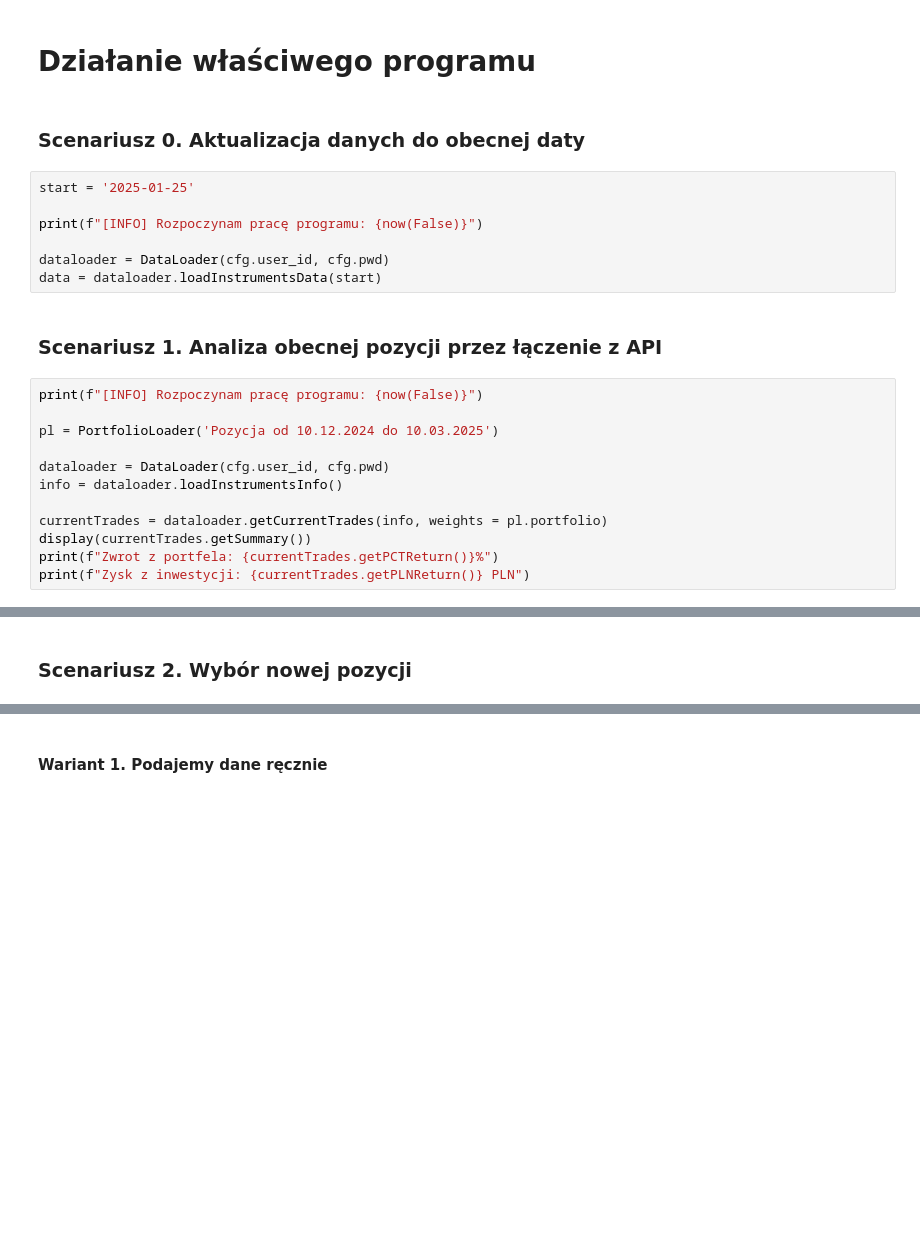
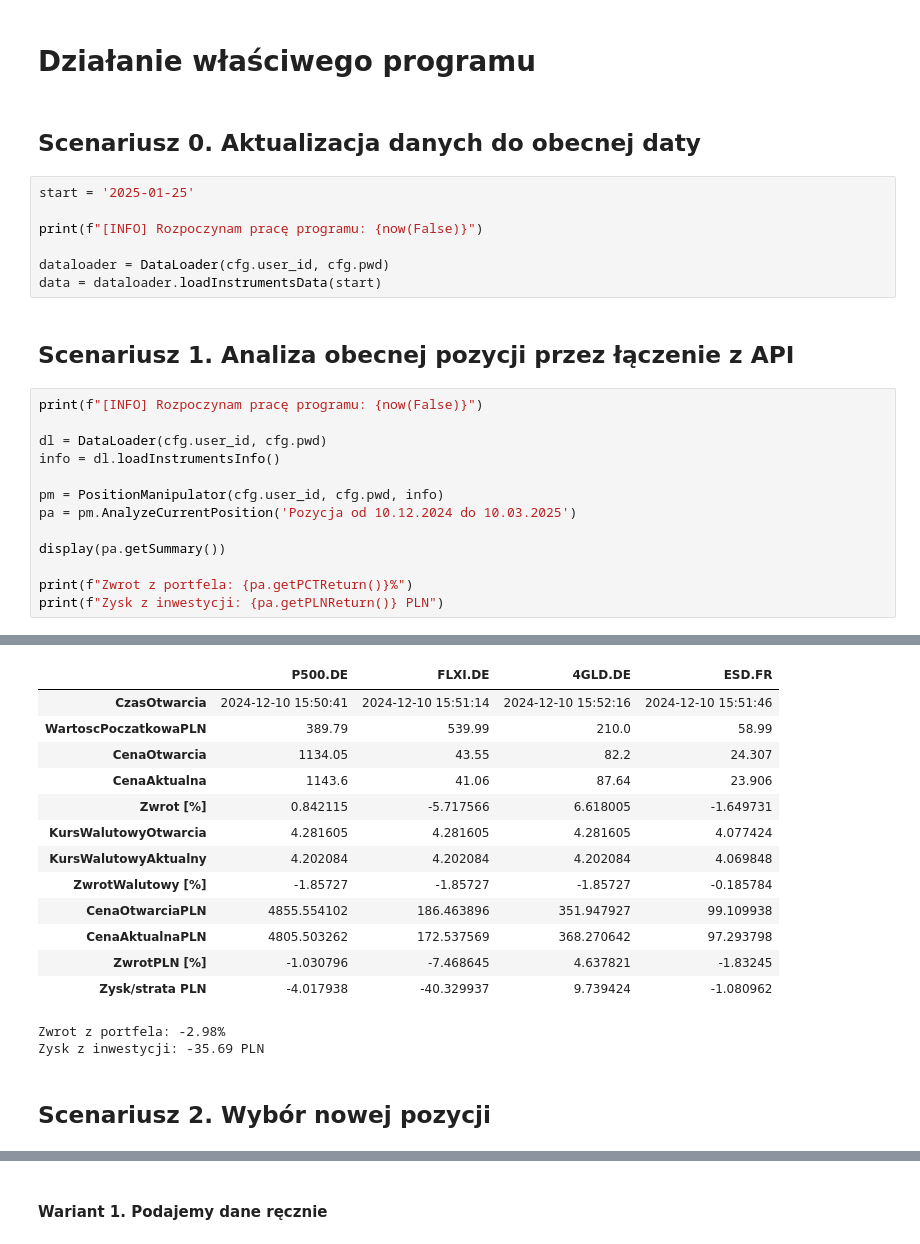
Before and after one commit to jakubweglowski/ETF-Trading, a Jupyter notebook: run.ipynb, the cells around one changed output, grey strips where cells are left out. Cells and saved outputs as stored; diff of their text form; blank space fills up the shorter version.

Commit message:
Update current position analysis

```diff
--- a/run.ipynb
+++ b/run.ipynb
@@ -46,7 +56,7 @@ filterwarnings('ignore')
 # %% [markdown]
 # Działanie właściwego programu
 # %% [markdown]
-### Scenariusz 0. Aktualizacja danych do obecnej daty
+## Scenariusz 0. Aktualizacja danych do obecnej daty
 # %%
 start = '2025-01-25'
 
@@ -55,16 +65,18 @@ print(f"[INFO] Rozpoczynam pracę programu: {now(False)}")
 dataloader = DataLoader(cfg.user_id, cfg.pwd)
 data = dataloader.loadInstrumentsData(start)
 # %% [markdown]
-### Scenariusz 1. Analiza obecnej pozycji przez łączenie z API
+## Scenariusz 1. Analiza obecnej pozycji przez łączenie z API
 # %%
 print(f"[INFO] Rozpoczynam pracę programu: {now(False)}")
 
-pl = PortfolioLoader('Pozycja od 10.12.2024 do 10.03.2025')
+dl = DataLoader(cfg.user_id, cfg.pwd)
+info = dl.loadInstrumentsInfo()
 
-dataloader = DataLoader(cfg.user_id, cfg.pwd)
-info = dataloader.loadInstrumentsInfo()
+pm = PositionManipulator(cfg.user_id, cfg.pwd, info)
+pa = pm.AnalyzeCurrentPosition('Pozycja od 10.12.2024 do 10.03.2025')
 
-currentTrades = dataloader.getCurrentTrades(info, weights = pl.portfolio)
-display(currentTrades.getSummary())
-print(f"Zwrot z portfela: {currentTrades.getPCTReturn()}%")
-print(f"Zysk z inwestycji: {currentTrades.getPLNReturn()} PLN")
+display(pa.getSummary())
+
+print(f"Zwrot z portfela: {pa.getPCTReturn()}%")
+print(f"Zysk z inwestycji: {pa.getPLNReturn()} PLN")
+# %% [output]
@@ -71,3 +87,18 @@ print(f"Zysk z inwestycji: {currentTrades.getPLNReturn()} PLN")
+|  | P500.DE | FLXI.DE | 4GLD.DE | ESD.FR |
+| CzasOtwarcia | 2024-12-10 15:50:41 | 2024-12-10 15:51:14 | 2024-12-10 15:52:16 | 2024-12-10 15:51:46 |
+| WartoscPoczatkowaPLN | 389.79 | 539.99 | 210.0 | 58.99 |
+| CenaOtwarcia | 1134.05 | 43.55 | 82.2 | 24.307 |
+| CenaAktualna | 1143.6 | 41.06 | 87.64 | 23.906 |
+| Zwrot [%] | 0.842115 | -5.717566 | 6.618005 | -1.649731 |
+| KursWalutowyOtwarcia | 4.281605 | 4.281605 | 4.281605 | 4.077424 |
+| KursWalutowyAktualny | 4.202084 | 4.202084 | 4.202084 | 4.069848 |
+| ZwrotWalutowy [%] | -1.85727 | -1.85727 | -1.85727 | -0.185784 |
+| CenaOtwarciaPLN | 4855.554102 | 186.463896 | 351.947927 | 99.109938 |
+| CenaAktualnaPLN | 4805.503262 | 172.537569 | 368.270642 | 97.293798 |
+| ZwrotPLN [%] | -1.030796 | -7.468645 | 4.637821 | -1.83245 |
+| Zysk/strata PLN | -4.017938 | -40.329937 | 9.739424 | -1.080962 |
+Zwrot z portfela: -2.98%
+Zysk z inwestycji: -35.69 PLN
 # %% [markdown]
-### Scenariusz 2. Wybór nowej pozycji
+## Scenariusz 2. Wybór nowej pozycji
 # %%
```
Also changed, not shown: parts of 19 cells of this notebook, 5 other files.
